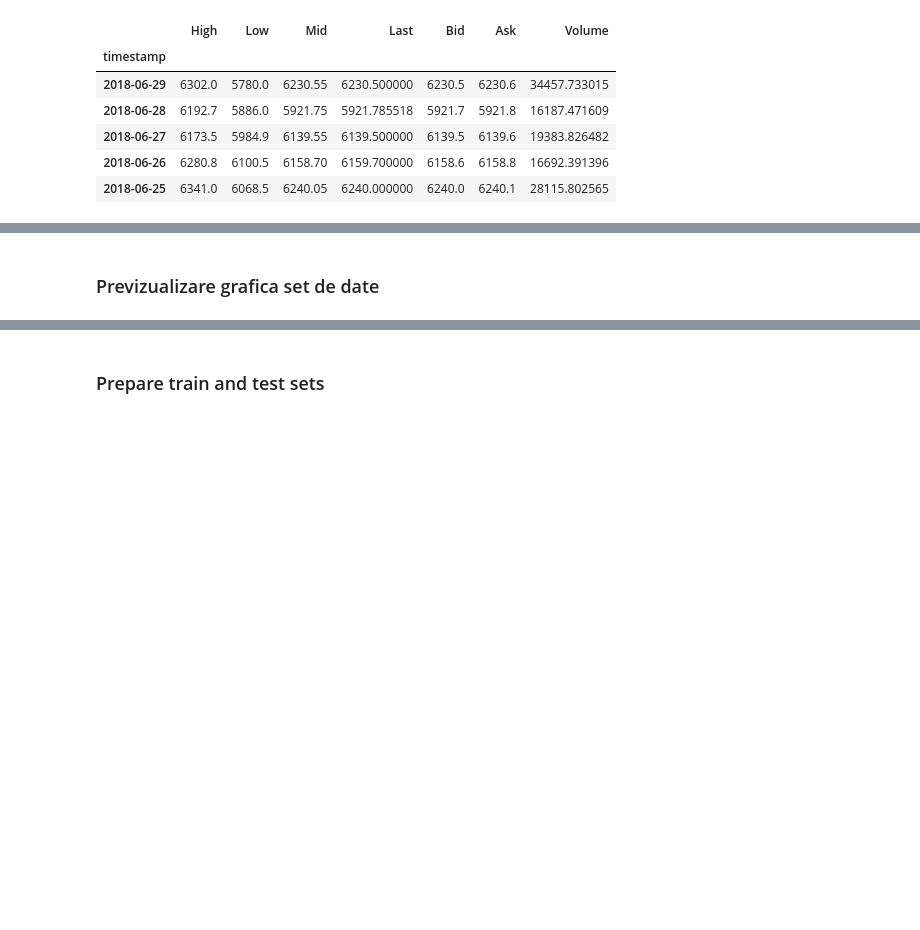
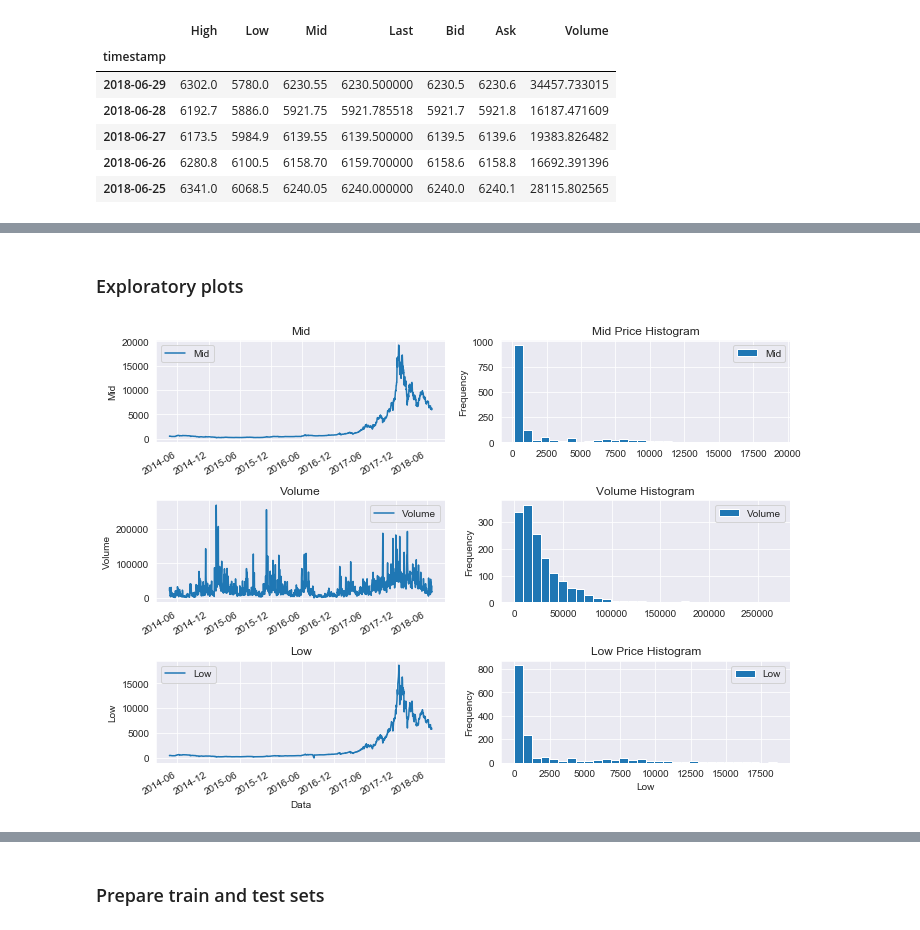
Before and after one commit to raduf/BTC-LSTM, a Jupyter notebook: BTCT2.ipynb, the cells around one changed output, grey strips where cells are left out. Drawn from its saved outputs; the diff is of its cells as text; code cells hidden in the pictures; blank space fills up the shorter version.

```diff
--- a/BTCT2.ipynb
+++ b/BTCT2.ipynb
@@ -103,30 +105,32 @@ sns.heatmap(database.corr(), annot=True, cmap="RdYlGn");
-# %% [markdown]
-### Previzualizare grafica set de date
+# %% [markdown]
+### Exploratory plots
 # %%
 fig, axes = plt.subplots(nrows=3, ncols=2,figsize=(10, 7))
 ax=database.plot(y='Mid', ax=axes[0,0],title='Mid')
 ax.set_xlabel("")
 ax.set_ylabel("Mid")
 plt.tight_layout()
-ax=database.plot.hist(y='Mid',bins=30,ax=axes[0,1],title='Histograma Mid')
+ax=database.plot.hist(y='Mid',bins=30,ax=axes[0,1],title='Mid Price Histogram')
 ax.set_xlabel("")
-ax.set_ylabel("Frecventa")
+ax.set_ylabel("Frequency")
 plt.tight_layout()
 ax=database.plot(y='Volume',ax=axes[1,0],title='Volume')
 ax.set_xlabel("")
 ax.set_ylabel("Volume")
 plt.tight_layout()
-ax=database.plot.hist(y='Volume',bins=30,ax=axes[1,1],title='Histograma Volume')
+ax=database.plot.hist(y='Volume',bins=30,ax=axes[1,1],title='Volume Histogram')
 ax.set_xlabel("")
-ax.set_ylabel("Frecventa")
+ax.set_ylabel("Frequency")
 plt.tight_layout()
 ax=database.plot(y='Low',ax=axes[2,0],title='Low')
 ax.set_xlabel("Data")
 ax.set_ylabel("Low")
 plt.tight_layout()
-ax=database.plot.hist(y='Low',bins=30,ax=axes[2,1],title='Histograma Low')
+ax=database.plot.hist(y='Low',bins=30,ax=axes[2,1],title='Low Price Histogram')
 ax.set_xlabel("Low")
-ax.set_ylabel("Frecventa");
+ax.set_ylabel("Frequency");
+# %% [output]
+[figure, added]
 # %%
 fig = plt.figure(figsize = (20,10))
 ax1 = fig.add_subplot(221)
```
Also changed, not shown: parts of 7 cells of this notebook.
